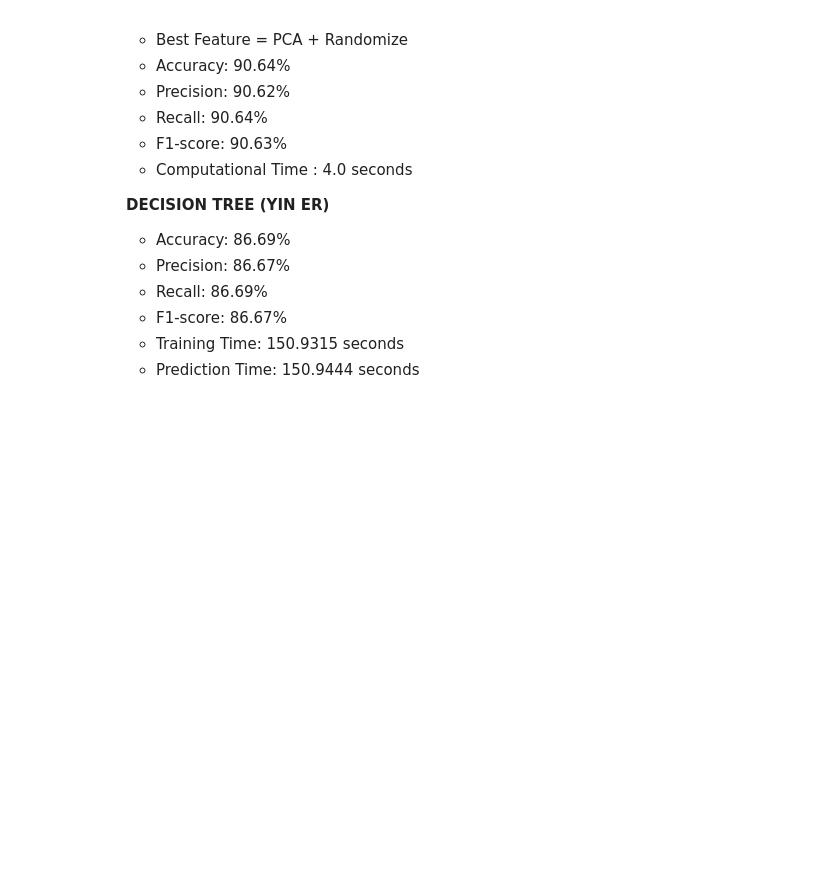
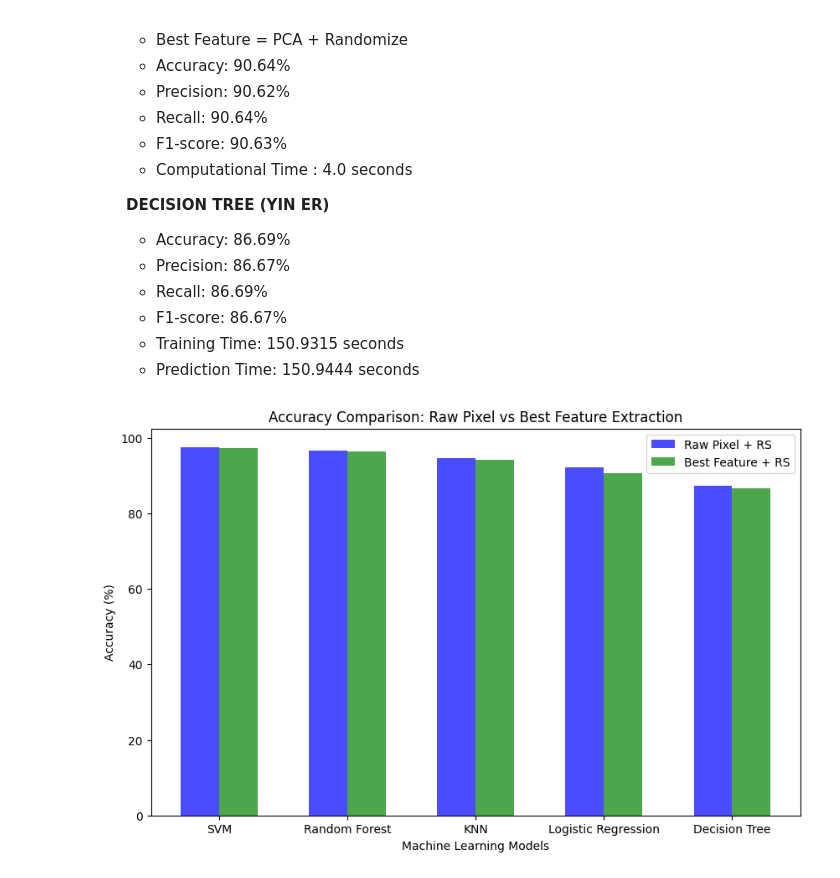
Before and after one commit to Eerraaaa/INF2008ML, a Jupyter notebook: main.ipynb, the cells around one changed output. Cells and saved outputs as stored; diff of their text form; code cells hidden in the pictures; blank space fills up the shorter version.

Commit message:
added bar graphs for accuracy and time comparison between raw pixel (2) and best feature (4)

```diff
--- a/main.ipynb
+++ b/main.ipynb
@@ -3036,3 +3036,30 @@ Prediction Time: 150.9444 seconds
     - F1-score: 86.67%
     - Training Time: 150.9315 seconds
     - Prediction Time: 150.9444 seconds
+# %%
+import numpy as np
+import matplotlib.pyplot as plt
+
+models = ["SVM", "Random Forest", "KNN", "Logistic Regression", "Decision Tree"]
+
+# Accuracy Data
+raw_pixel_accuracy = [97.56, 96.54, 94.66, 92.11, 87.34]
+best_feature_accuracy = [97.35, 96.36, 94.11, 90.64, 86.69]
+
+x = np.arange(len(models))
+width = 0.3
+
+fig, ax = plt.subplots(figsize=(10, 6))
+ax.bar(x - width/2, raw_pixel_accuracy, width, label="Raw Pixel + RS", color="blue", alpha=0.7)
+ax.bar(x + width/2, best_feature_accuracy, width, label="Best Feature + RS", color="green", alpha=0.7)
+
+ax.set_xlabel("Machine Learning Models")
+ax.set_ylabel("Accuracy (%)")
+ax.set_title("Accuracy Comparison: Raw Pixel vs Best Feature Extraction")
+ax.set_xticks(x)
+ax.set_xticklabels(models)
+ax.legend()
+
+plt.show()
+# %% [output]
+[figure, added]
```
Also changed, not shown: parts of 1 cell of this notebook.
